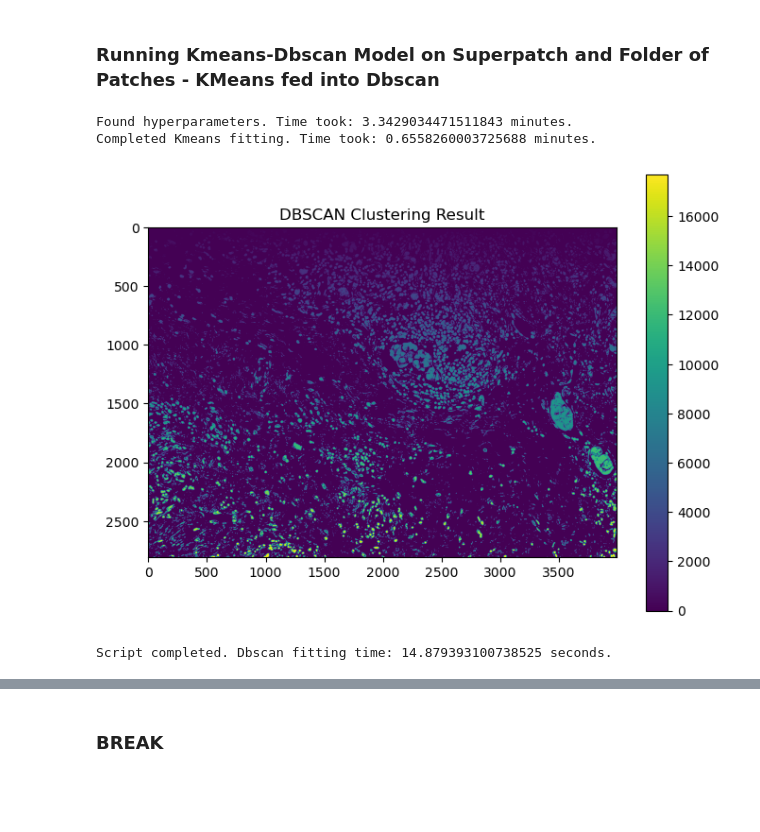
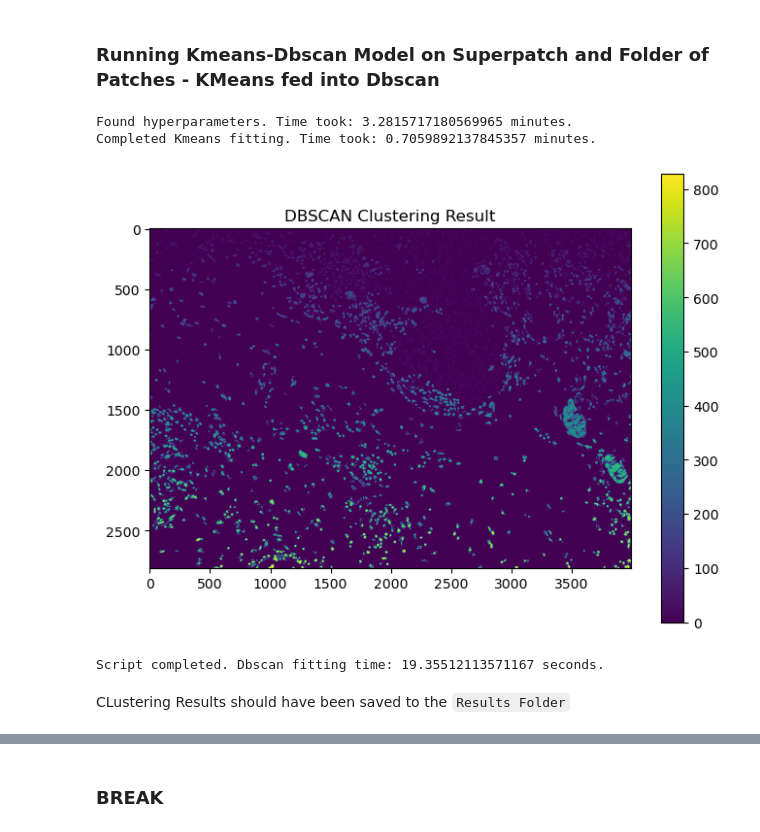
Before and after one commit to TILseg/TILseg, a Jupyter notebook: Example/lauren_preprocess.ipynb, the cells around one changed output, grey strips where cells are left out. Cells and saved outputs as stored; diff of their text form; code cells hidden in the pictures; blank space fills up the shorter version.

```diff
--- a/Example/lauren_preprocess.ipynb
+++ b/Example/lauren_preprocess.ipynb
@@ -118,18 +138,20 @@ plt.show()
 ### Running Kmeans-Dbscan Model on Superpatch and Folder of Patches - KMeans fed into Dbscan
 # %%
 from tilseg.seg import kmean_to_spatial_model_superpatch_wrapper
-im_labels, dbscan_model, cluster_mask_dict = kmean_to_spatial_model_superpatch_wrapper(superpatch_path = '/Users/laurenfrank/TILseg_Project2024/Example/comparison/superpatch_training.tif',
-                                            in_dir_path = '/Users/laurenfrank/TILseg_Project2024/Example/comparison/TCGA-A2-A0CW-01Z-00-DX1',
-                                            spatial_hyperparameters= {'eps': 3,'min_samples': 1},
+im_labels, dbscan_model, cluster_mask_dict = kmean_to_spatial_model_superpatch_wrapper(superpatch_path = '/Users/laurenfrank/TILseg_Project2024/Example/Image Files/superpatch_training.tif',
+                                            in_dir_path = '/Users/laurenfrank/TILseg_Project2024/Example/Image Files/TCGA-A2-A0CW-01Z-00-DX1',
+                                            spatial_hyperparameters= {'eps': 15,'min_samples': 100},
                                             n_clusters = [1,2,4,5,6,7,8,9],
-                                            out_dir_path = '/Users/laurenfrank/TILseg_Project2024/Example',
+                                            out_dir_path = '/Users/laurenfrank/TILseg_Project2024/Example/Results',
                                             save_TILs_overlay = True,
                                             save_cluster_masks = True,
                                             save_cluster_overlays =  True,
                                             save_all_clusters_img = True,
                                             save_csv = True)
 # %% [output]
-Found hyperparameters. Time took: 3.3429034471511843 minutes.
-Completed Kmeans fitting. Time took: 0.6558260003725688 minutes.
+Found hyperparameters. Time took: 3.2815717180569965 minutes.
+Completed Kmeans fitting. Time took: 0.7059892137845357 minutes.
-[figure, old version]
+[figure, new version]
-Script completed. Dbscan fitting time: 14.879393100738525 seconds.
+Script completed. Dbscan fitting time: 19.35512113571167 seconds.
+# %% [markdown]
+CLustering Results should have been saved to the `Results Folder`
```
Also changed, not shown: parts of 15 cells of this notebook.
